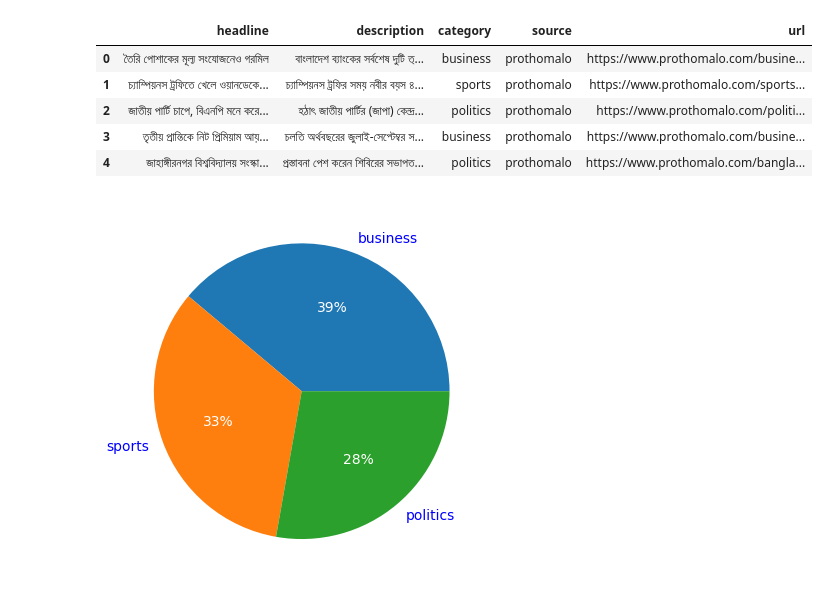
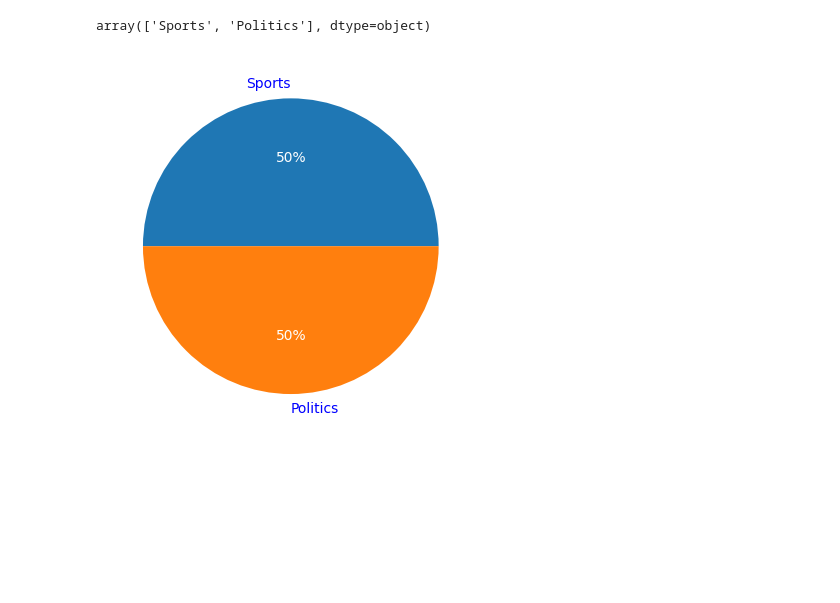
Before and after one commit to ahmud-z/machine-learning-lab, a Jupyter notebook: naive_bayes/naive_bayes.ipynb, the cells around one changed output. Saved outputs shown, nothing was run; the diff lists cells and outputs as text; code cells hidden in the pictures; blank space fills up the shorter version.

```diff
--- a/naive_bayes/naive_bayes.ipynb
+++ b/naive_bayes/naive_bayes.ipynb
@@ -16,11 +2,0 @@ df.head()
-# %%
-suff_df = df.sample(n=len(df))
-suff_df = suff_df.reset_index(drop=True)
-suff_df.head()
-# %% [output]
-|  | headline | description | category | source | url |
-| 0 | তৈরি পোশাকের মূল্য সংযোজনেও গরমিল | বাংলাদেশ ব্যাংকের সর্বশেষ দুটি ত্... | business | prothomalo | https://www.prothomalo.com/busine... |
-| 1 | চ্যাম্পিয়নস ট্রফিতে খেলে ওয়ানডেকে... | চ্যাম্পিয়নস ট্রফির সময় নবীর বয়স ৪... | sports | prothomalo | https://www.prothomalo.com/sports... |
-| 2 | জাতীয় পার্টি চাপে, বিএনপি মনে করে... | হঠাৎ জাতীয় পার্টির (জাপা) কেন্দ্র... | politics | prothomalo | https://www.prothomalo.com/politi... |
-| 3 | তৃতীয় প্রান্তিকে নিট প্রিমিয়াম আয়... | চলতি অর্থবছরের জুলাই-সেপ্টেম্বর স... | business | prothomalo | https://www.prothomalo.com/busine... |
-| 4 | জাহাঙ্গীরনগর বিশ্ববিদ্যালয় সংস্কা... | প্রস্তাবনা পেশ করেন শিবিরের সভাপত... | politics | prothomalo | https://www.prothomalo.com/bangla... |
@@ -27,18 +11,21 @@ suff_df.head()
+# %%
+dataset = pd.read_csv("english-news-dataset.csv")
+dataset.head()
+dataset.category.unique()
+# %% [output]
+array(['Sports', 'Politics'], dtype=object)
 # %%
-
-labels = suff_df["category"].unique()
-sizes = [len(suff_df[suff_df.category == label]) for label in labels]
+labels = dataset["category"].unique()
+sizes = [len(dataset[dataset.category == label]) for label in labels]
 
 wedges, texts, autotexts = plt.pie(
     sizes,
     labels=labels,
     autopct="%.0f%%",
     textprops={'color': 'blue'}
 )
 
 for autotext in autotexts:
     autotext.set_color('white')
-
-plt.savefig("pie.png", transparent=True, bbox_inches='tight')
 # %% [output]
-[figure, old version]
+[figure, new version]
```
Also changed, not shown: parts of 15 cells of this notebook, 1 other file.
